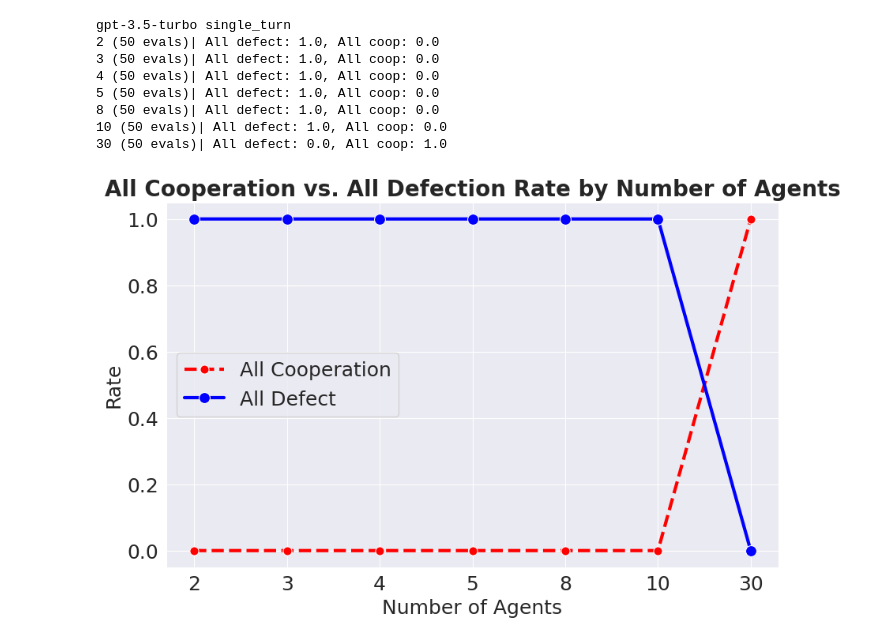
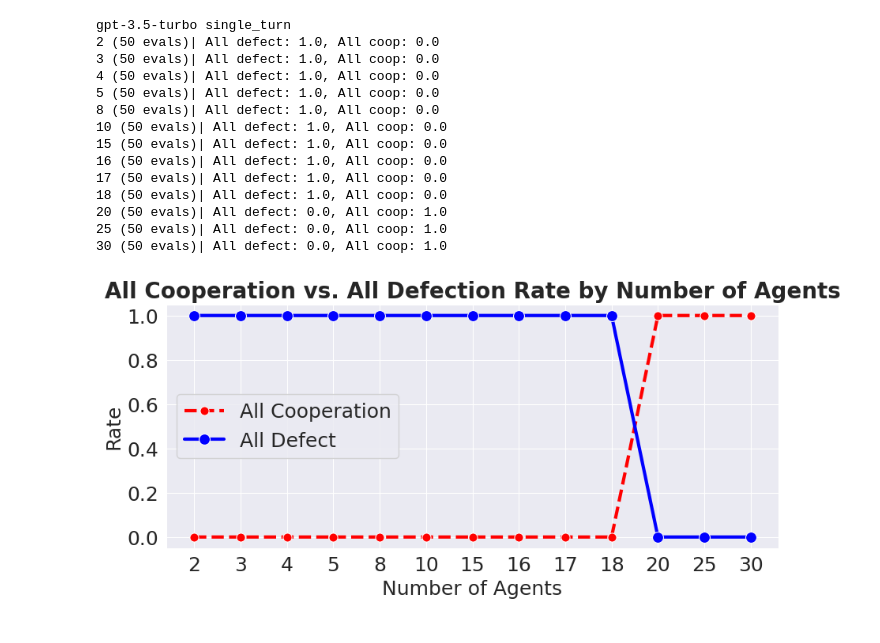
Before and after one commit to ReedZyd/MultiAgentHackathon, a Jupyter notebook: plot_single.ipynb, the cells around one changed output. Drawn from its saved outputs; the diff is of its cells as text; code cells hidden in the pictures.

```diff
--- a/plot_single.ipynb
+++ b/plot_single.ipynb
@@ -1,5 +1,6 @@
 # %%
 root_dir = "results/gpt-3.5-turbo/single_turn"
+# root_dir = "results/gpt-4/single_turn"
 
 GPT_VERSION, flag = root_dir.split("/")[-2], root_dir.split("/")[-1]
 print(GPT_VERSION, flag)
@@ -49,7 +50,7 @@ for n_player, exp in zip(all_n_players, all_exps):
 sns.set_style("darkgrid")
 sns.set_palette("pastel")
 
-plt.figure(figsize=(10, 6))
+plt.figure(figsize=(10, 4))
 # sns.lineplot(x=Ns, y=success_rates, marker="o")
 
 
@@ -64,32 +65,40 @@ sns.lineplot(x=all_n_players, y=all_coops, marker="o", markersize = 8,
 sns.lineplot(x=all_n_players, y=all_defs, marker="o", markersize=10
              , color="blue", label="All Defect", linestyle='solid', linewidth=3)
 
 
 # 设置标题和轴标签
 # plt.title("All Coop, All Def vs. Number of Agents")
 plt.title("All Cooperation vs. All Defection Rate by Number of Agents", fontsize=20, fontweight='bold')
 plt.xlabel("Number of Agents")
 plt.ylabel("Rate")
 plt.xticks(all_n_players)  # 设置x轴的刻度为agent的数量
 plt.yticks(np.arange(0, 1.2, 0.2))  # 设置y轴的刻度为0.1的倍数
 plt.legend(loc="best")  # 你可以根据需要调整图例的位置
 
 # 设置字体大小
 plt.rcParams.update({'font.size': 18})
 
 # 保存图形为PNG文件
 plt.savefig(f"figs/{flag}/{GPT_VERSION}/AllCo_AllDef_vs_agents_{evaluate_times}eval.png", dpi=300, bbox_inches='tight')
 
 
 # 显示图形
-plt.show()
+plt.show(
+
+)
 # %% [output]
 gpt-3.5-turbo single_turn
 2 (50 evals)| All defect: 1.0, All coop: 0.0
 3 (50 evals)| All defect: 1.0, All coop: 0.0
 4 (50 evals)| All defect: 1.0, All coop: 0.0
 5 (50 evals)| All defect: 1.0, All coop: 0.0
 8 (50 evals)| All defect: 1.0, All coop: 0.0
 10 (50 evals)| All defect: 1.0, All coop: 0.0
+15 (50 evals)| All defect: 1.0, All coop: 0.0
+16 (50 evals)| All defect: 1.0, All coop: 0.0
+17 (50 evals)| All defect: 1.0, All coop: 0.0
+18 (50 evals)| All defect: 1.0, All coop: 0.0
+20 (50 evals)| All defect: 0.0, All coop: 1.0
+25 (50 evals)| All defect: 0.0, All coop: 1.0
 30 (50 evals)| All defect: 0.0, All coop: 1.0
-[figure, old version]
+[figure, new version]
```
Also changed, not shown: 51 other files.
